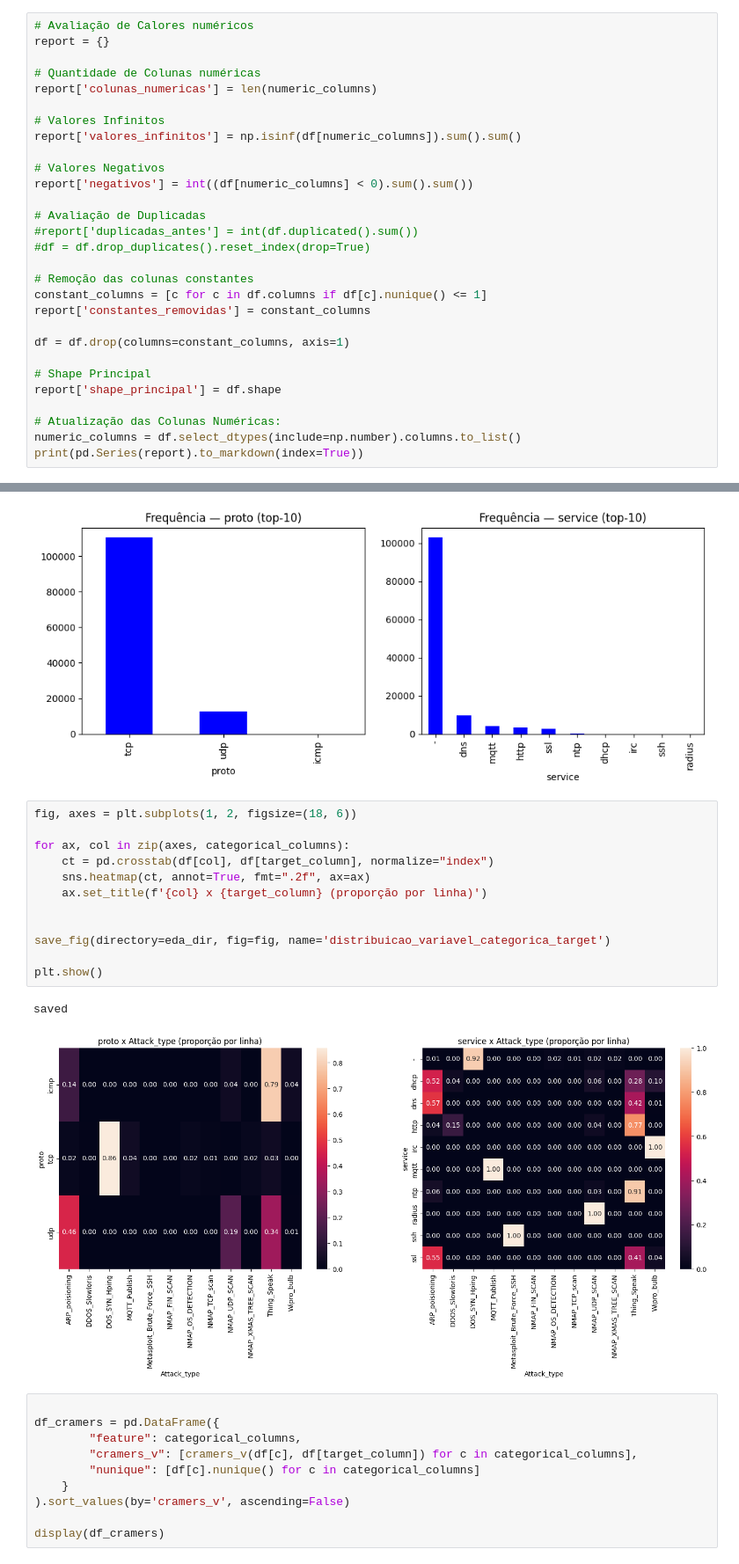
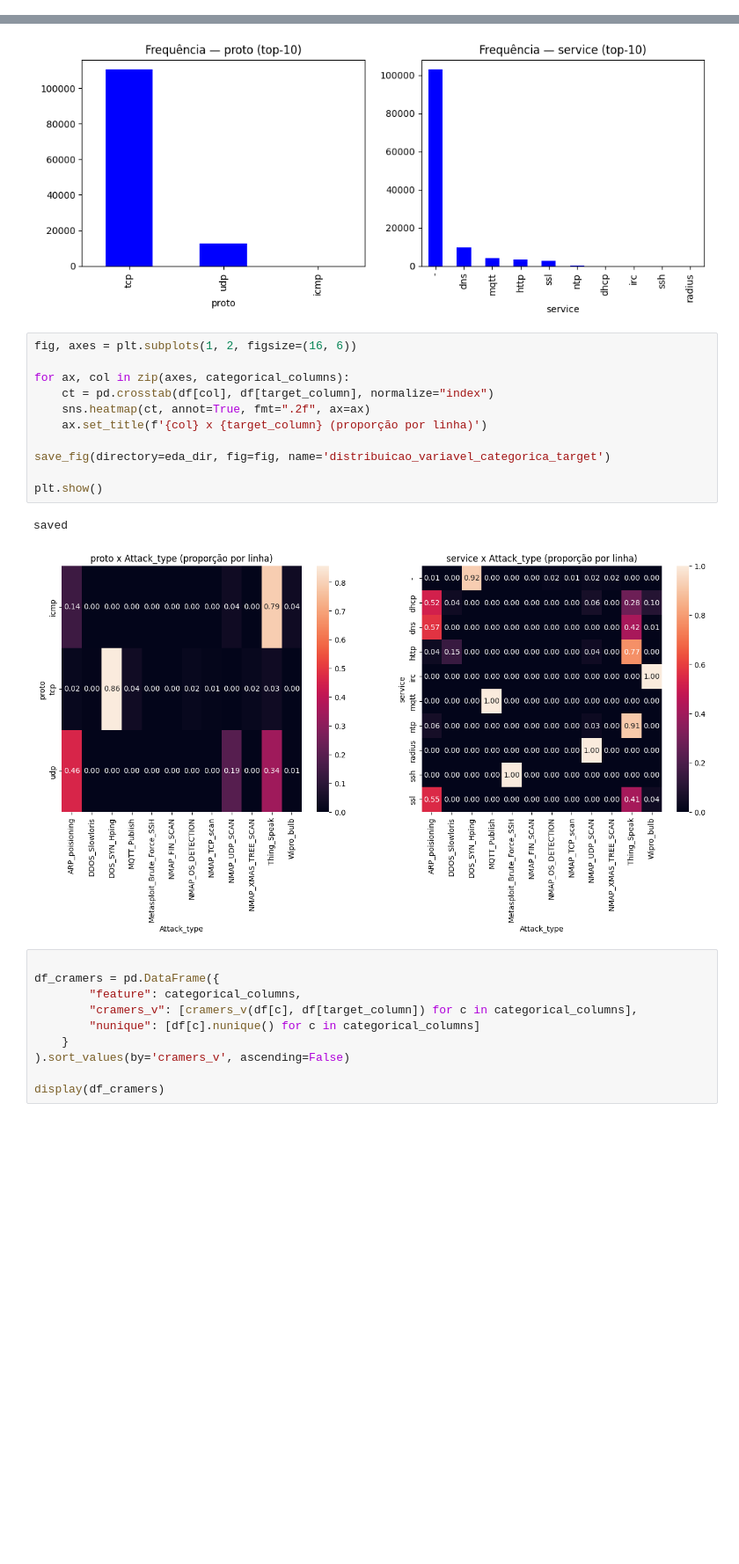
Before and after one commit to MBA-Data-Science-Unifor/IoT-Guard, a Jupyter notebook: artifacts/notebooks/01_EDA_v1.ipynb, the cells around one changed output, grey strips where cells are left out. Shown at 88% size. Cells and saved outputs as stored; diff of their text form; blank space fills up the shorter version.

```diff
--- a/artifacts/notebooks/01_EDA_v1.ipynb
+++ b/artifacts/notebooks/01_EDA_v1.ipynb
@@ -259,29 +307,0 @@ dtype: int64
-# %%
-# Avaliação de Calores numéricos
-report = {}
-
-# Quantidade de Colunas numéricas
-report['colunas_numericas'] = len(numeric_columns)
-
-# Valores Infinitos
-report['valores_infinitos'] = np.isinf(df[numeric_columns]).sum().sum()
-
-# Valores Negativos
-report['negativos'] = int((df[numeric_columns] < 0).sum().sum())
-
-# Avaliação de Duplicadas
-#report['duplicadas_antes'] = int(df.duplicated().sum())
-#df = df.drop_duplicates().reset_index(drop=True)
-
-# Remoção das colunas constantes
-constant_columns = [c for c in df.columns if df[c].nunique() <= 1]
-report['constantes_removidas'] = constant_columns
-
-df = df.drop(columns=constant_columns, axis=1)
-
-# Shape Principal
-report['shape_principal'] = df.shape
-
-# Atualização das Colunas Numéricas:
-numeric_columns = df.select_dtypes(include=np.number).columns.to_list()
-print(pd.Series(report).to_markdown(index=True))
@@ -494,20 +505,19 @@ plt.show()
 saved
 [figure]
 # %%
-fig, axes = plt.subplots(1, 2, figsize=(18, 6))
+fig, axes = plt.subplots(1, 2, figsize=(16, 6))
 
 for ax, col in zip(axes, categorical_columns):
     ct = pd.crosstab(df[col], df[target_column], normalize="index")
     sns.heatmap(ct, annot=True, fmt=".2f", ax=ax)
     ax.set_title(f'{col} x {target_column} (proporção por linha)')
 
-
 save_fig(directory=eda_dir, fig=fig, name='distribuicao_variavel_categorica_target')
 
 plt.show()
 # %% [output]
 saved
-[figure, old version]
+[figure, new version]
 # %%
 
 df_cramers = pd.DataFrame({
```
Also changed, not shown: parts of 13 cells of this notebook, 1 other file.
